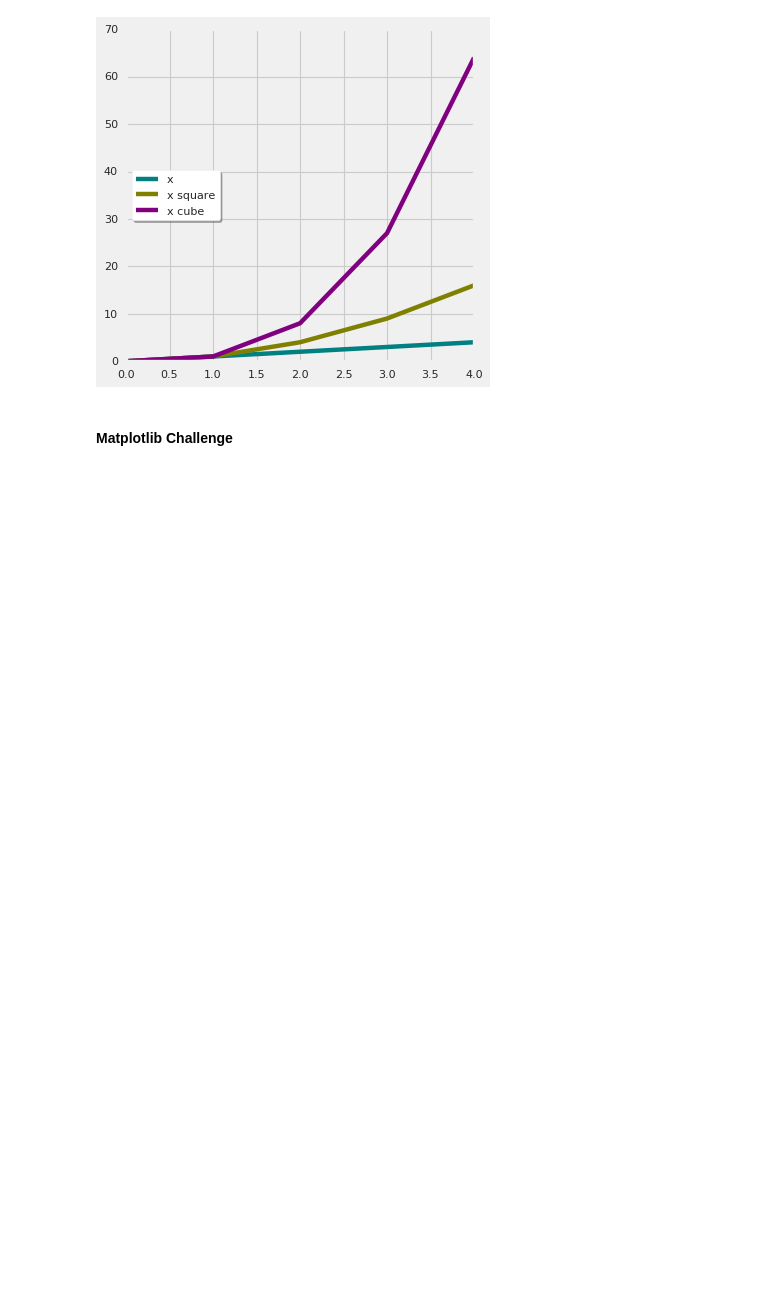
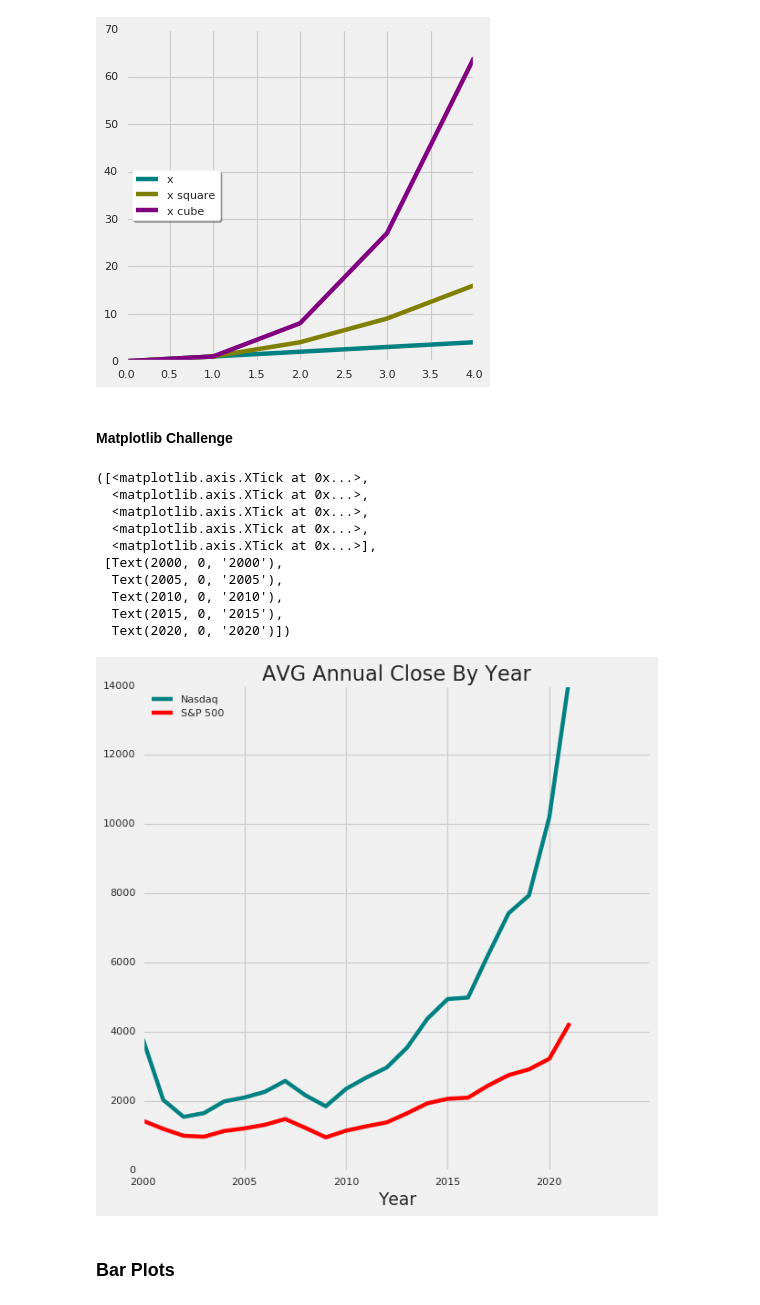
Before and after one commit to gurnamsingh11/data_visualization, a Jupyter notebook: 01_Matplotlib.ipynb, the cells around one changed output. Drawn from its saved outputs; the diff is of its cells as text; code cells hidden in the pictures; blank space fills up the shorter version.

```diff
--- a/01_Matplotlib.ipynb
+++ b/01_Matplotlib.ipynb
@@ -221,0 +275,24 @@ plt.legend(loc="center left", shadow=True,frameon=True,facecolor="white")
+# %%
+plt.figure(figsize=(8,8))
+plt.style.use("fivethirtyeight")
+plt.plot(years,avg_nasdaq_close,color="teal", label="Nasdaq")
+plt.plot(years,avg_sp500_close,color="red", label="S&P 500")
+plt.title("AVG Annual Close By Year")
+plt.xlabel("Year")
+plt.legend(loc="upper left")
+plt.ylim(0, 14000)
+plt.xticks([2000, 2005, 2010, 2015, 2020], labels = ["2000", "2005", "2010", "2015", "2020"])
+# %% [output]
+([<matplotlib.axis.XTick at 0x...>,
+  <matplotlib.axis.XTick at 0x...>,
+  <matplotlib.axis.XTick at 0x...>,
+  <matplotlib.axis.XTick at 0x...>,
+  <matplotlib.axis.XTick at 0x...>],
+ [Text(2000, 0, '2000'),
+  Text(2005, 0, '2005'),
+  Text(2010, 0, '2010'),
+  Text(2015, 0, '2015'),
+  Text(2020, 0, '2020')])
+[figure, added]
+# %% [markdown]
+### Bar Plots
```
Also changed, not shown: parts of 17 cells of this notebook.
